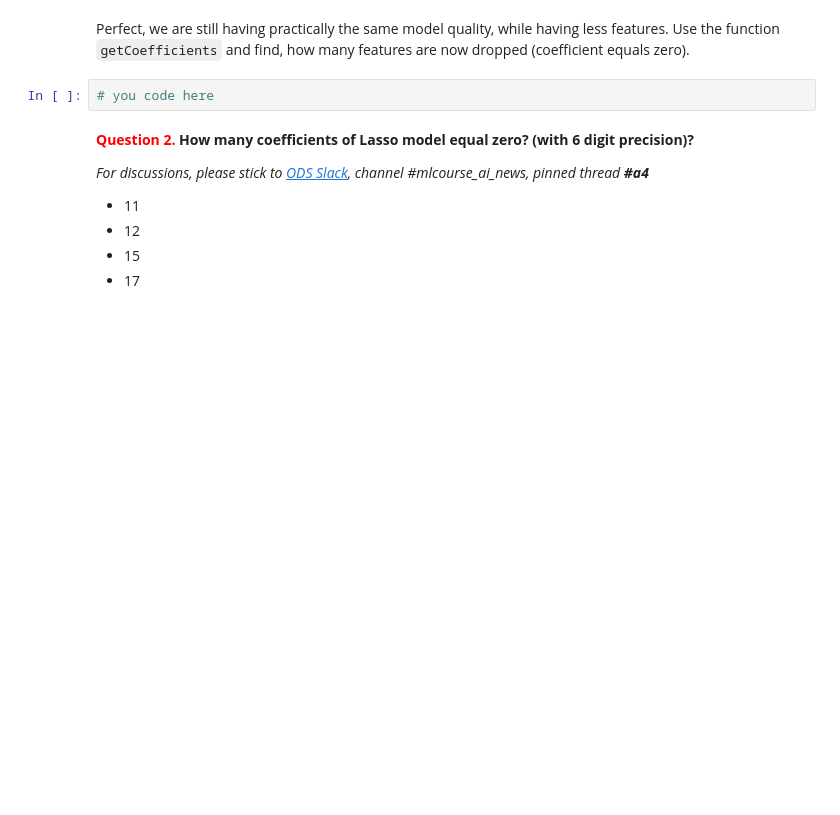
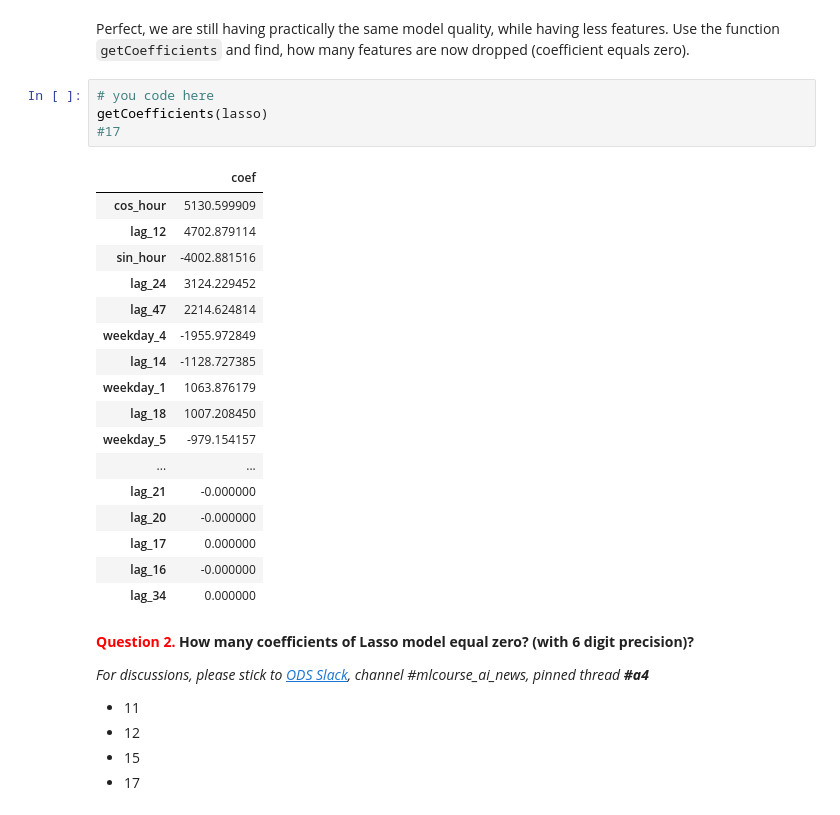
Before and after one commit to mudcrab88/ods_course, a Jupyter notebook: assignment4_time_series.ipynb, the cells around one changed output. Cells and saved outputs as stored; diff of their text form; blank space fills up the shorter version.

```diff
--- a/assignment4_time_series.ipynb
+++ b/assignment4_time_series.ipynb
@@ -270,6 +278,26 @@ Plot the forecast of the model and notice that the error on test dataset has not
 Perfect, we are still having practically the same model quality, while having less features. Use the function `getCoefficients` and find, how many features are now dropped (coefficient equals zero).
 # %%
 # you code here
+getCoefficients(lasso)
+#17
+# %% [output]
+|  | coef |
+| cos_hour | 5130.599909 |
+| lag_12 | 4702.879114 |
+| sin_hour | -4002.881516 |
+| lag_24 | 3124.229452 |
+| lag_47 | 2214.624814 |
+| weekday_4 | -1955.972849 |
+| lag_14 | -1128.727385 |
+| weekday_1 | 1063.876179 |
+| lag_18 | 1007.208450 |
+| weekday_5 | -979.154157 |
+| ... | ... |
+| lag_21 | -0.000000 |
+| lag_20 | -0.000000 |
+| lag_17 | 0.000000 |
+| lag_16 | -0.000000 |
+| lag_34 | 0.000000 |
 # %% [markdown]
 **<font color='red'>Question 2.</font> How many coefficients of Lasso model equal zero? (with 6 digit precision)?**
 
```
Also changed, not shown: parts of 7 cells of this notebook.
